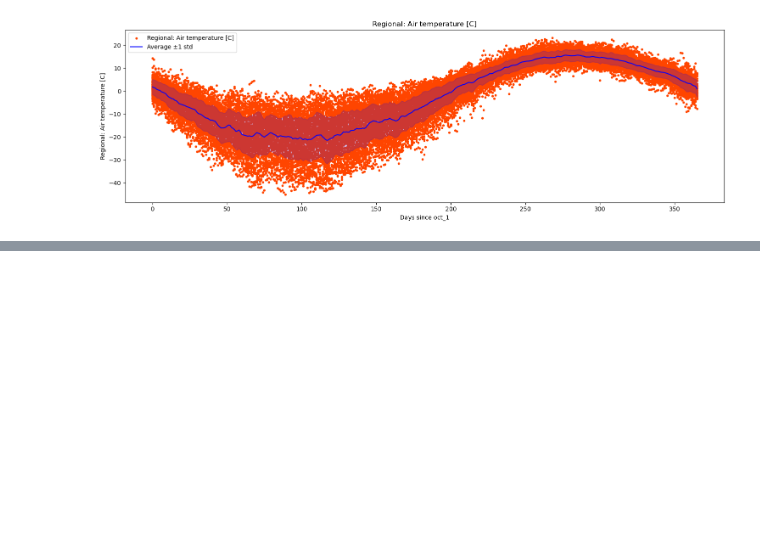
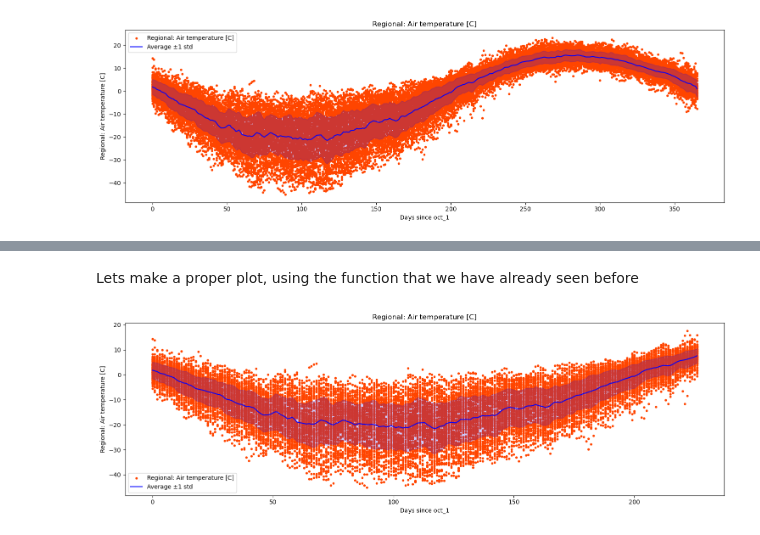
Before and after one commit to iceclassic/mude, a Jupyter notebook: book/Part_1/numerical_model.ipynb, the cells around one changed output, grey strips where cells are left out. Cells and saved outputs as stored; diff of their text form; code cells hidden in the pictures; blank space fills up the shorter version.

```diff
--- a/book/Part_1/numerical_model.ipynb
+++ b/book/Part_1/numerical_model.ipynb
@@ -86,0 +112,6 @@ seasonal_trends(Data,k=1,plot_mean_std=True,columns_to_plot=['Regional: Air temp
+# %% [markdown]
+Lets make a proper plot, using the function that we have already seen before
+# %%
+seasonal_trends(filtered_1,columns_to_plot=['Regional: Air temperature [C]'],k=1,plot_mean_std=True,xaxis='oct_1')
+# %% [output]
+[figure, added]
```
Also changed, not shown: parts of 10 cells of this notebook, 2 other files.
